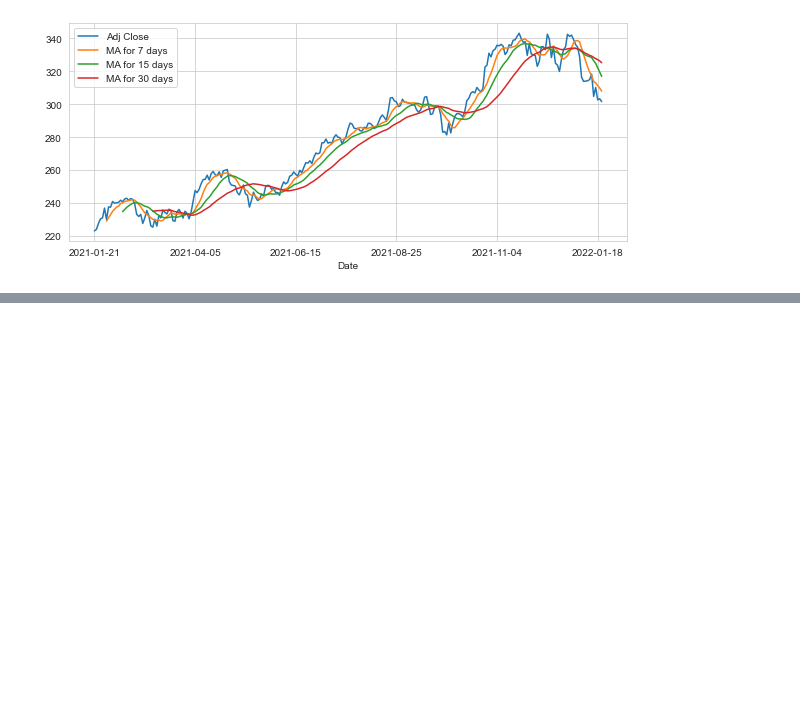
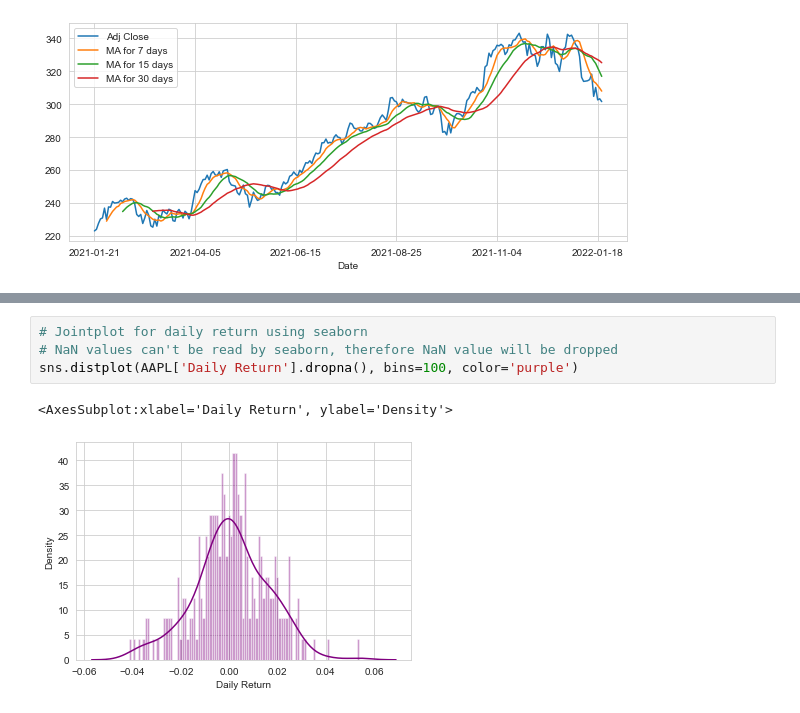
Before and after one commit to VannaroEcon/MyPortfolioProjects, a Jupyter notebook: Stock Market Analysis Project.ipynb, the cells around one changed output, grey strips where cells are left out. Cells and saved outputs as stored; diff of their text form; blank space fills up the shorter version.

```diff
--- a/Stock Market Analysis Project.ipynb
+++ b/Stock Market Analysis Project.ipynb
@@ -185,0 +199,7 @@ MSFT[['Adj Close','MA for 7 days','MA for 15 days','MA for 30 days']].plot(subpl
+# %%
+# Jointplot for daily return using seaborn
+# NaN values can't be read by seaborn, therefore NaN value will be dropped
+sns.distplot(AAPL['Daily Return'].dropna(), bins=100, color='purple')
+# %% [output]
+<AxesSubplot:xlabel='Daily Return', ylabel='Density'>
+[figure, added]
```
Also changed, not shown: parts of 6 cells of this notebook.
